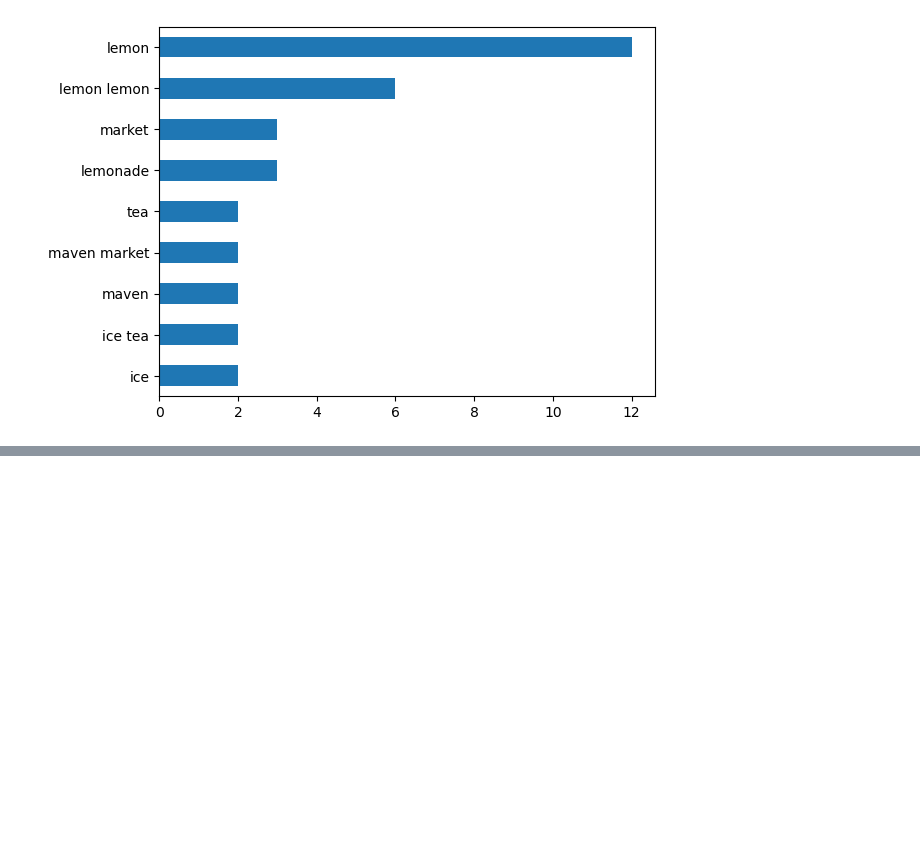
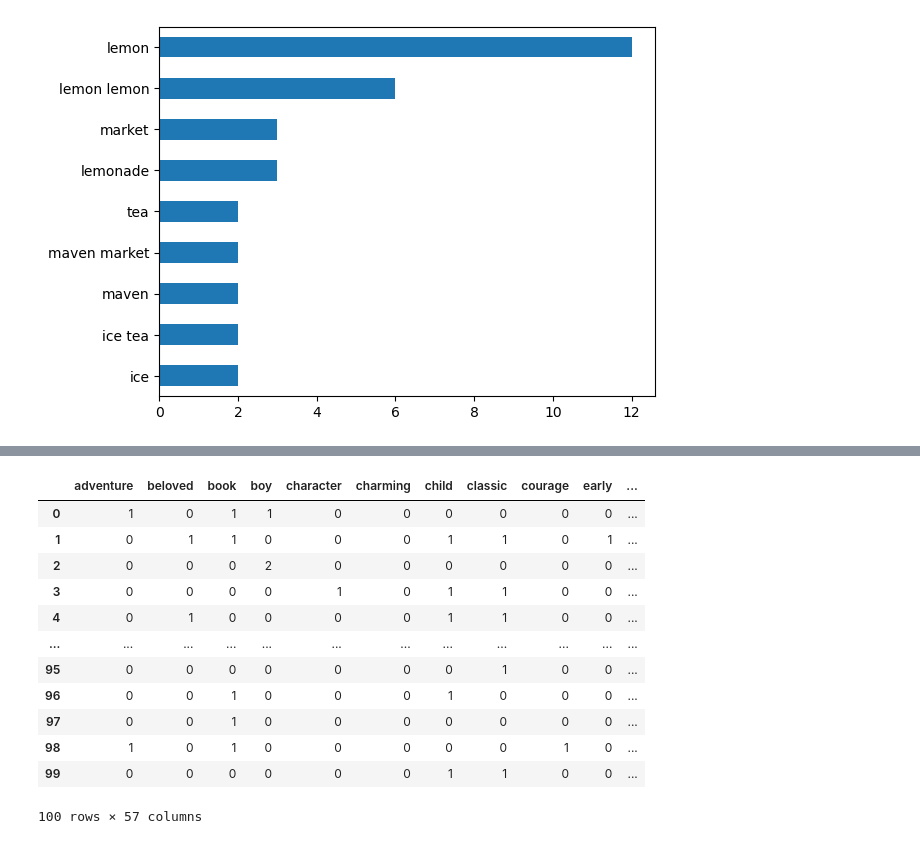
Before and after one commit to floortom/NLP, a Jupyter notebook: 1_TextPreprocessing/Vectorization.ipynb, the cells around one changed output, grey strips where cells are left out. Cells and saved outputs as stored; diff of their text form; code cells hidden in the pictures; blank space fills up the shorter version.

```diff
--- a/1_TextPreprocessing/Vectorization.ipynb
+++ b/1_TextPreprocessing/Vectorization.ipynb
@@ -59,0 +62,2 @@ termFreq.sort_values().plot(kind="barh");
+# %%
+pd.set_option("display.max_colwidth", None)
@@ -59,0 +73,19 @@ termFreq.sort_values().plot(kind="barh");
+# %%
+cv = CountVectorizer(stop_words="english", min_df=.1)
+dtm = cv.fit_transform(booksDf["DescriptionClean"])
+dtmDf = pd.DataFrame(dtm.toarray(), columns=cv.get_feature_names_out())
+dtmDf
+# %% [output]
+|  | adventure | beloved | book | boy | character | charming | child | classic | courage | early | ... |
+| 0 | 1 | 0 | 1 | 1 | 0 | 0 | 0 | 0 | 0 | 0 | ... |
+| 1 | 0 | 1 | 1 | 0 | 0 | 0 | 1 | 1 | 0 | 1 | ... |
+| 2 | 0 | 0 | 0 | 2 | 0 | 0 | 0 | 0 | 0 | 0 | ... |
+| 3 | 0 | 0 | 0 | 0 | 1 | 0 | 1 | 1 | 0 | 0 | ... |
+| 4 | 0 | 1 | 0 | 0 | 0 | 0 | 1 | 1 | 0 | 0 | ... |
+| ... | ... | ... | ... | ... | ... | ... | ... | ... | ... | ... | ... |
+| 95 | 0 | 0 | 0 | 0 | 0 | 0 | 0 | 1 | 0 | 0 | ... |
+| 96 | 0 | 0 | 1 | 0 | 0 | 0 | 1 | 0 | 0 | 0 | ... |
+| 97 | 0 | 0 | 1 | 0 | 0 | 0 | 0 | 0 | 0 | 0 | ... |
+| 98 | 1 | 0 | 1 | 0 | 0 | 0 | 0 | 0 | 1 | 0 | ... |
+| 99 | 0 | 0 | 0 | 0 | 0 | 0 | 1 | 1 | 0 | 0 | ... |
+100 rows × 57 columns
```
Also changed, not shown: parts of 6 cells of this notebook.
